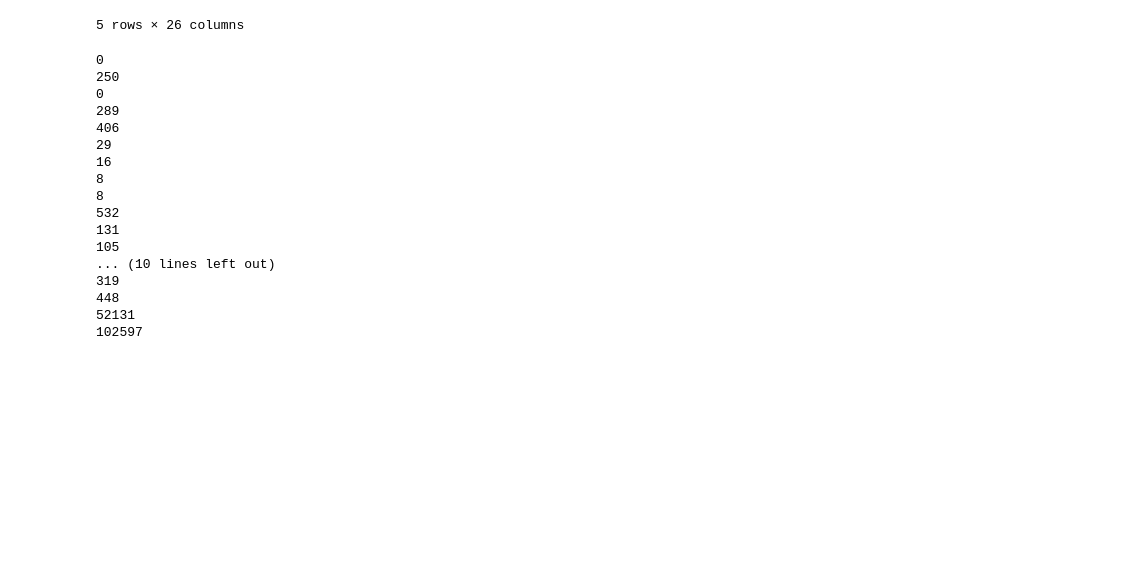
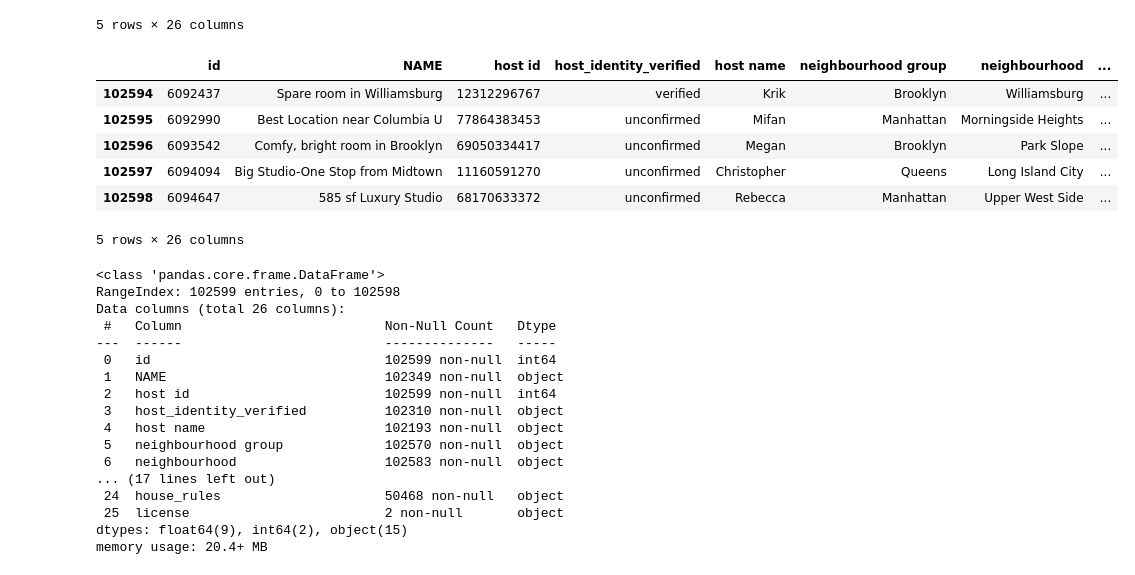
Before and after one commit to OussamaElhamdani/Python-school-project, a Jupyter notebook: main.ipynb, the cells around one changed output. Saved outputs shown, nothing was run; the diff lists cells and outputs as text; code cells hidden in the pictures; blank space fills up the shorter version.

```diff
--- a/main.ipynb
+++ b/main.ipynb
@@ -17,24 +23,33 @@ df.head()
 | 3 | 1002755 | NaN | 85098326012 | unconfirmed | Garry | Brooklyn | Clinton Hill | ... |
 | 4 | 1003689 | Entire Apt: Spacious Studio/Loft ... | 92037596077 | verified | Lyndon | Manhattan | East Harlem | ... |
 5 rows × 26 columns
-# %%
-for i in df.isnull().sum():
-    print(i)
-# %% [output]
-0
-250
-0
-289
-406
-29
-16
-8
-8
-532
-131
-105
-... (10 lines left out)
-319
-448
-52131
-102597
+# %%
+df.tail()
+# %% [output]
+|  | id | NAME | host id | host_identity_verified | host name | neighbourhood group | neighbourhood | ... |
+| 102594 | 6092437 | Spare room in Williamsburg | 12312296767 | verified | Krik | Brooklyn | Williamsburg | ... |
+| 102595 | 6092990 | Best Location near Columbia U | 77864383453 | unconfirmed | Mifan | Manhattan | Morningside Heights | ... |
+| 102596 | 6093542 | Comfy, bright room in Brooklyn | 69050334417 | unconfirmed | Megan | Brooklyn | Park Slope | ... |
+| 102597 | 6094094 | Big Studio-One Stop from Midtown | 11160591270 | unconfirmed | Christopher | Queens | Long Island City | ... |
+| 102598 | 6094647 | 585 sf Luxury Studio | 68170633372 | unconfirmed | Rebecca | Manhattan | Upper West Side | ... |
+5 rows × 26 columns
+# %%
+df.info()
+# %% [output]
+<class 'pandas.core.frame.DataFrame'>
+RangeIndex: 102599 entries, 0 to 102598
+Data columns (total 26 columns):
+ #   Column                          Non-Null Count   Dtype
+---  ------                          --------------   -----
+ 0   id                              102599 non-null  int64
+ 1   NAME                            102349 non-null  object
+ 2   host id                         102599 non-null  int64
+ 3   host_identity_verified          102310 non-null  object
+ 4   host name                       102193 non-null  object
+ 5   neighbourhood group             102570 non-null  object
+ 6   neighbourhood                   102583 non-null  object
+... (17 lines left out)
+ 24  house_rules                     50468 non-null   object
+ 25  license                         2 non-null       object
+dtypes: float64(9), int64(2), object(15)
+memory usage: 20.4+ MB
```
Also changed, not shown: parts of 8 cells of this notebook.
